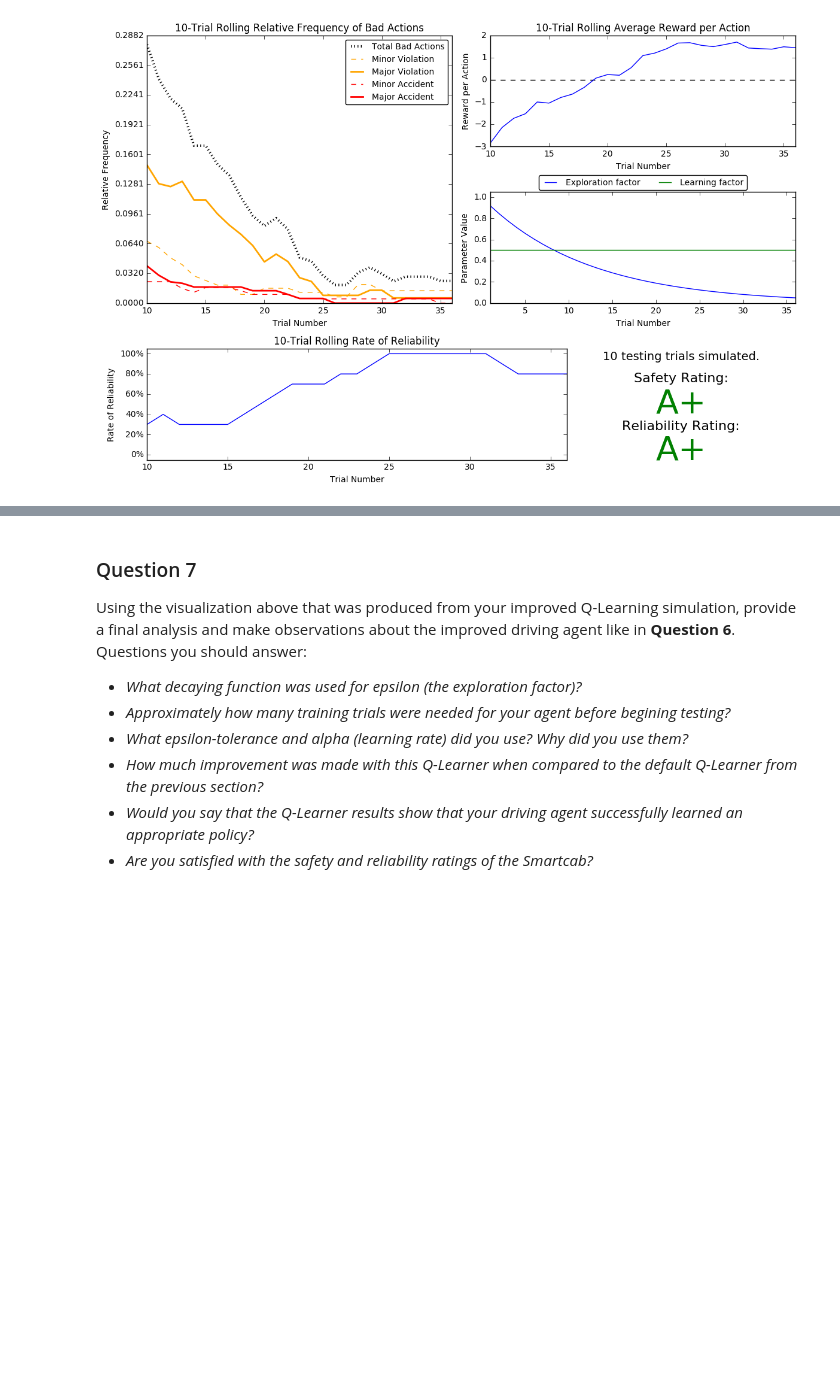
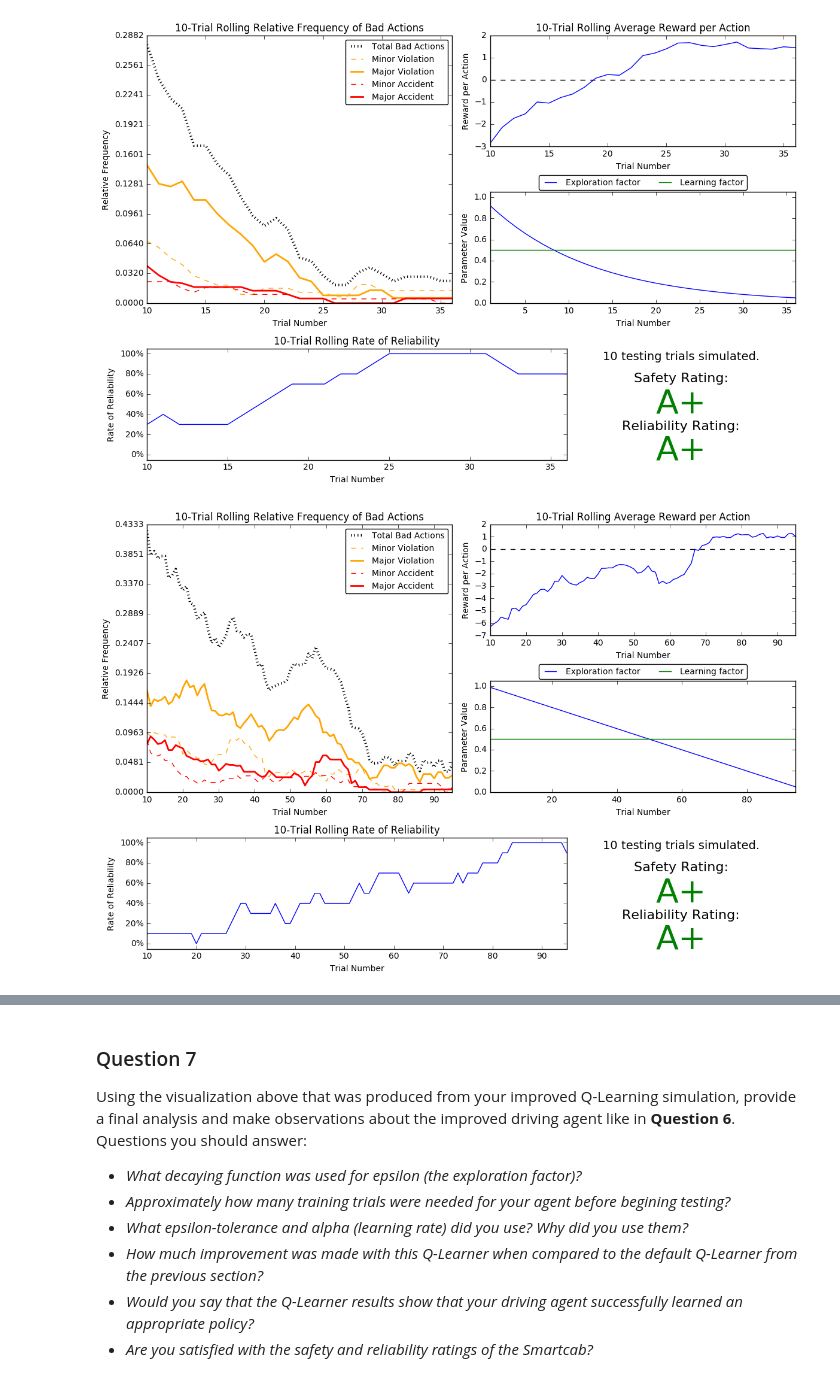
Before and after one commit to arunkumarchacko/udactiy-ml, a Jupyter notebook: smartcab/smartcab.ipynb, the cells around one changed output, grey strips where cells are left out. Drawn from its saved outputs; the diff is of its cells as text; code cells hidden in the pictures; blank space fills up the shorter version.

```diff
--- a/smartcab/smartcab.ipynb
+++ b/smartcab/smartcab.ipynb
@@ -366,3 +392,9 @@ vs.plot_trials('sim_improved-learning.csv')
 vs.plot_trials('sim_improved-learning.csv')
 # %% [output]
 [figure]
+# %%
+# With linear with .01 decrements
+#Resubmission1
+vs.plot_trials('sim_improved-learning.csv')
+# %% [output]
+[figure, added]
```
Also changed, not shown: parts of 10 cells of this notebook, 6 other files.
